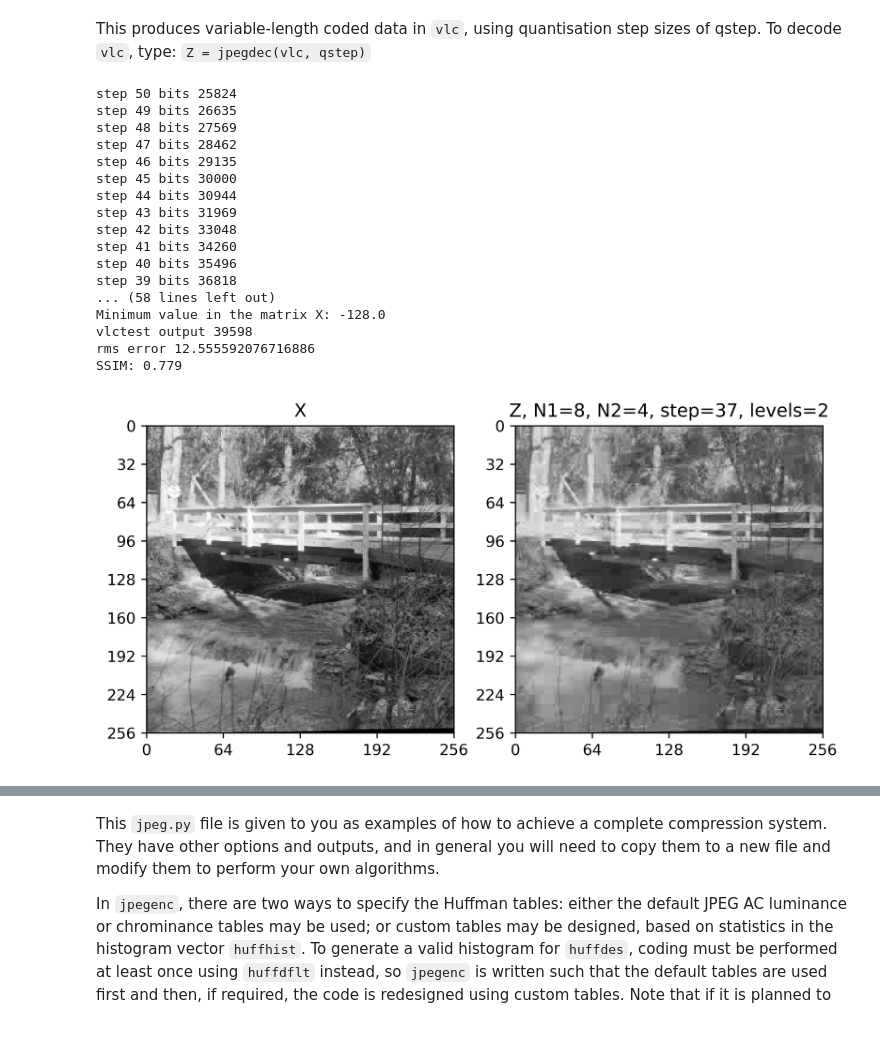
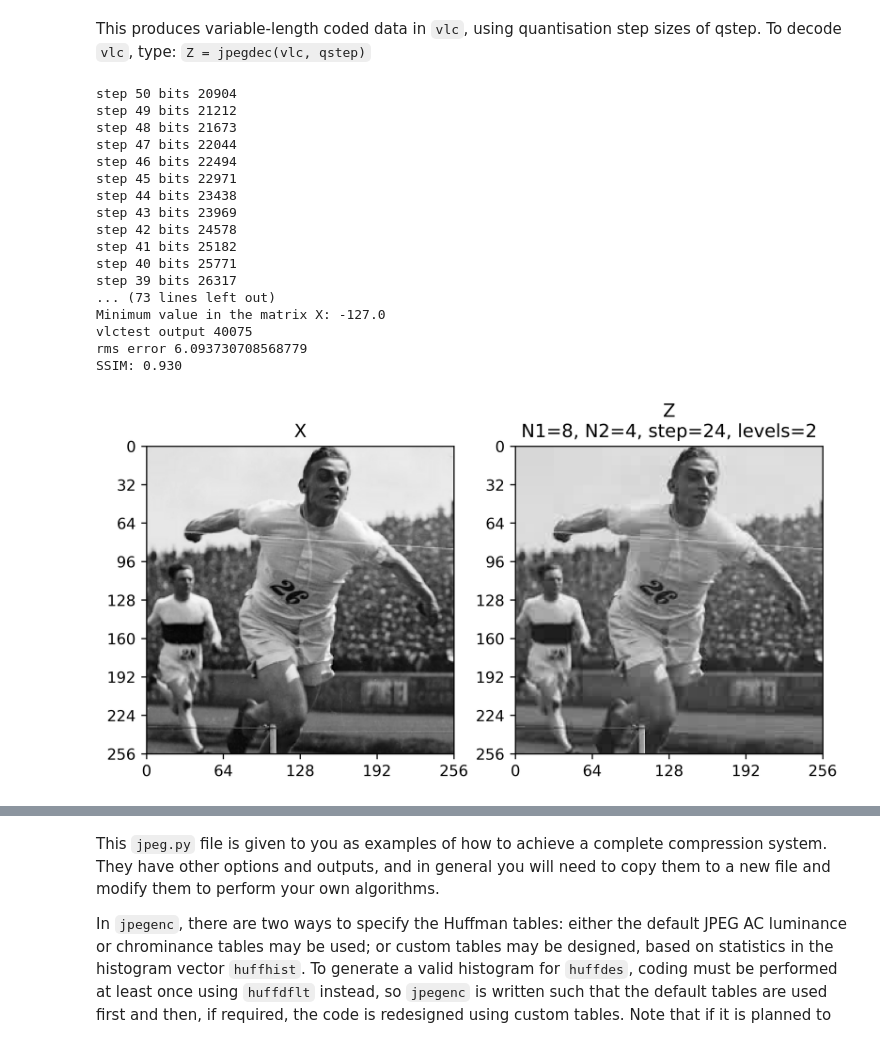
Before and after one commit to AndrewKeYanzhe/cued_sf2_lab-master, a Jupyter notebook: 12-huffman_2LayerDCT.ipynb, the cells around one changed output, grey strips where cells are left out. Cells and saved outputs as stored; diff of their text form; code cells hidden in the pictures.

```diff
--- a/12-huffman_2LayerDCT.ipynb
+++ b/12-huffman_2LayerDCT.ipynb
@@ -131,8 +131,8 @@ qstep = 46.5
 
 X, _ = load_mat_img(img='lighthouse.mat', img_info='X', cmap_info={'map', 'map2'})
 X, _ = load_mat_img(img='bridge.mat', img_info='X', cmap_info={'map'})
-# X, _ = load_mat_img(img='flamingo.mat', img_info='X')
-# X, _ = load_mat_img(img='SF2_competition_image_2024.mat', img_info='X')
+X, _ = load_mat_img(img='flamingo.mat', img_info='X')
+X, _ = load_mat_img(img='SF2_competition_image_2024.mat', img_info='X')
 
 
 X = X - 128.0 #this is needed, otherwise random white dots will appear in lbt
@@ -365,52 +365,66 @@ print(f"SSIM: {ssim_index:.3f}")
 
 # # Plot the block matrix
 # im_obj = ax.imshow(Z, aspect='auto', cmap='gray')
 # ax.set_title(f"Z, N={N}, step={optimal_step_size}, levels={levels}")
 
 # plt.tight_layout()  # Adjust the layout
 # plt.show()
 
 # plt.figure(figsize=(8, 8))
 # plt.imshow(Z, cmap='gray', aspect='equal')
 # plt.colorbar()  # Show color scale
 # plt.title(str(N)+" block size, Zi_r")
 # plt.xlabel('X-axis')
 # plt.ylabel('Y-axis')
 # plt.show()
 
 # Create the figure with a larger size
 fig, axs = plt.subplots(1, 2, figsize=(8, 4))
 
+# # Assuming `plot_image` is a custom function to plot the images
+# plot_image(X, ax=axs[0])
+# axs[0].set(title="X")
+
+# plot_image(Z, ax=axs[1])
+# if levels == 1:
+#     axs[1].set(title=f"Z, N={N}, step={optimal_step_size}, levels={levels}")
+# elif levels == 2.1:
+#     axs[1].set(title=f"Z, N1={N}, N2=4, step={optimal_step_size}, levels={int(levels)}")
+# # Show the figure
+# plt.show()
+
+
+
 # Assuming `plot_image` is a custom function to plot the images
 plot_image(X, ax=axs[0])
 axs[0].set(title="X")
 
 plot_image(Z, ax=axs[1])
 if levels == 1:
     axs[1].set(title=f"Z, N={N}, step={optimal_step_size}, levels={levels}")
 elif levels == 2.1:
-    axs[1].set(title=f"Z, N1={N}, N2=4, step={optimal_step_size}, levels={int(levels)}")
+    axs[1].set(title=f"Z\nN1={N}, N2=4, step={optimal_step_size}, levels={int(levels)}")
 # Show the figure
 plt.show()
 # %% [output]
-step 50 bits 25824
-step 49 bits 26635
-step 48 bits 27569
-step 47 bits 28462
-step 46 bits 29135
-step 45 bits 30000
-step 44 bits 30944
-step 43 bits 31969
-step 42 bits 33048
-step 41 bits 34260
-step 40 bits 35496
-step 39 bits 36818
-... (58 lines left out)
-Minimum value in the matrix X: -128.0
-vlctest output 39598
-rms error 12.555592076716886
-SSIM: 0.779
+step 50 bits 20904
+step 49 bits 21212
+step 48 bits 21673
+step 47 bits 22044
+step 46 bits 22494
+step 45 bits 22971
+step 44 bits 23438
+step 43 bits 23969
+step 42 bits 24578
+step 41 bits 25182
+step 40 bits 25771
+step 39 bits 26317
+... (73 lines left out)
+Minimum value in the matrix X: -127.0
+vlctest output 40075
+rms error 6.093730708568779
+SSIM: 0.930
-[figure, old version]
+[figure, new version]
 # %%
 # your code here
 # 8x8
```
Also changed, not shown: parts of 3 cells of this notebook, 1 other file.
